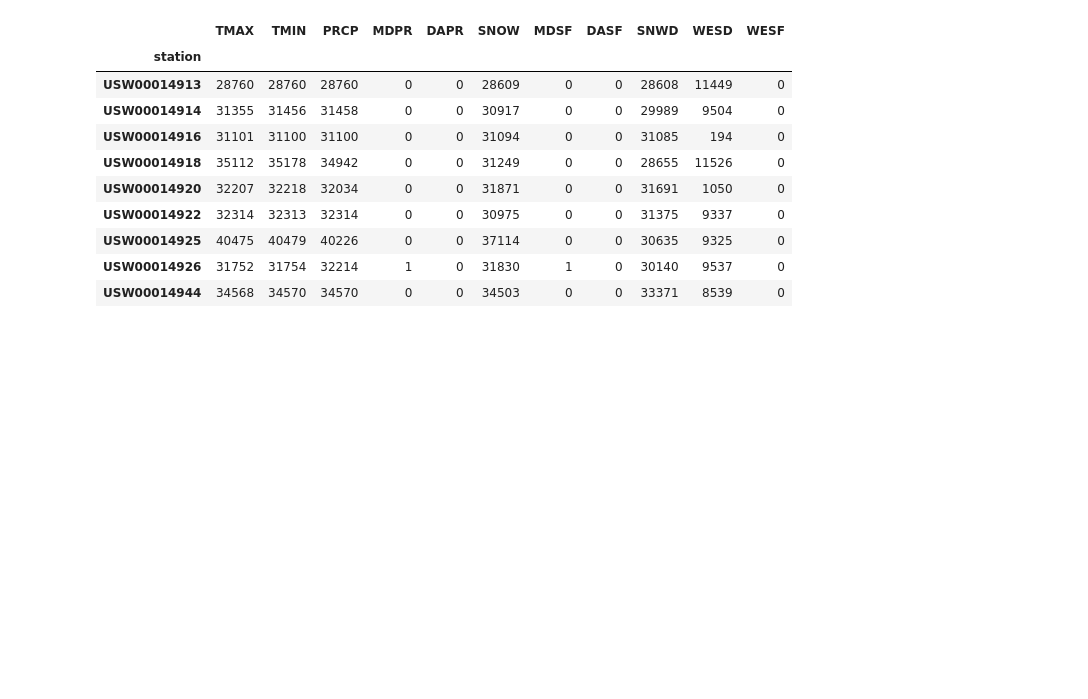
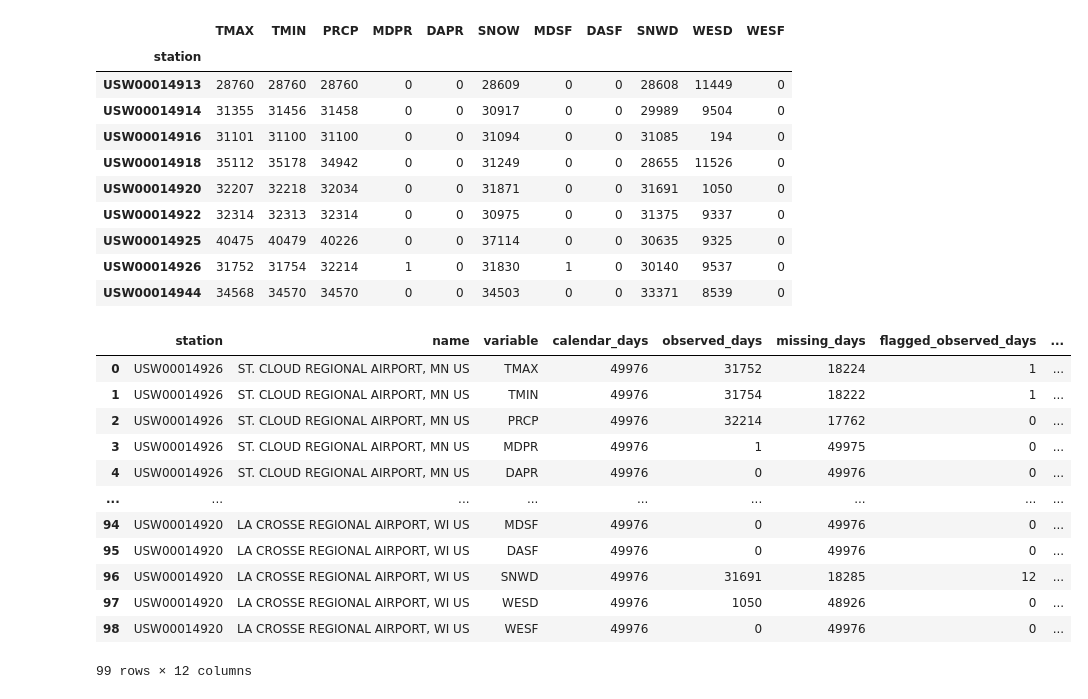
Before and after one commit to saign009-dot/ENSO_MCAP_PROJECT, a Jupyter notebook: scripts/ghcnd_station_download_v1.1.ipynb, the cells around one changed output. Drawn from its saved outputs; the diff is of its cells as text; code cells hidden in the pictures; blank space fills up the shorter version.

Commit message:
reports on source data coverage for stations&vars

```diff
--- a/scripts/ghcnd_station_download_v1.1.ipynb
+++ b/scripts/ghcnd_station_download_v1.1.ipynb
@@ -29,6 +29,9 @@ from pathlib import Path
 # create data directory structure
 data_dir = Path("../station_data/ghcnd")
 data_dir.mkdir(parents=True, exist_ok=True)
+
+#controls refresh behavior, should usually be True
+refresh_station_data=False
 # %%
 # station codes for the 9 first order stations
 first_order_stations = ['USW00014926', 'USW00014922',
@@ -116,7 +119,7 @@ for i, station_id in tqdm(enumerate(first_order_stations), total=len(first_order
     # delete station file directory to re-download data (e.g. to get latest data)
     local_path = data_dir / f"{station_id}.csv"
     url = f"https://www.ncei.noaa.gov/data/global-historical-climatology-network-daily/access/{station_id}.csv"
-    if local_path.exists():
+    if local_path.exists() and not refresh_station_data:
         df = pd.read_csv(local_path, low_memory=False)
     else:
         try:
@@ -433,6 +436,47 @@ display(station_df.groupby("station")[target_vars].count()) #table shows n of ob
 | USW00014925 | 40475 | 40479 | 40226 | 0 | 0 | 37114 | 0 | 0 | 30635 | 9325 | 0 |
 | USW00014926 | 31752 | 31754 | 32214 | 1 | 0 | 31830 | 1 | 0 | 30140 | 9537 | 0 |
 | USW00014944 | 34568 | 34570 | 34570 | 0 | 0 | 34503 | 0 | 0 | 33371 | 8539 | 0 |
+# %%
+#report data coverage
+coverage_rows=[]
+
+for station_id, station_rows in station_df.groupby('station', sort=False):
+    for var in target_vars:
+        observed= station_rows[var].notna()
+        flagged= observed & station_rows[f'{var}_q']
+        usable= observed & ~station_rows[f'{var}_q']
+
+        coverage_rows.append({
+            "station": station_id,
+            "name": station_rows["name"].iloc[0],
+            "variable": var,
+            "calendar_days": len(station_rows),
+            "observed_days": int(observed.sum()),
+            "missing_days": int((~observed).sum()),
+            "flagged_observed_days": int(flagged.sum()),
+            "usable_days": int(usable.sum()),
+            "trace_days": int(station_rows[f"{var}_mflag"].eq("T").sum()),
+            "first_observed": station_rows.loc[observed, "time"].min(),
+            "last_observed": station_rows.loc[observed, "time"].max(),
+            "last_usable": station_rows.loc[usable, "time"].max(),
+        })
+coverage_df = pd.DataFrame(coverage_rows)
+display(coverage_df)
+coverage_df.to_csv(data_dir / "station_variable_coverage.csv", index=False)
+# %% [output]
+|  | station | name | variable | calendar_days | observed_days | missing_days | flagged_observed_days | ... |
+| 0 | USW00014926 | ST. CLOUD REGIONAL AIRPORT, MN US | TMAX | 49976 | 31752 | 18224 | 1 | ... |
+| 1 | USW00014926 | ST. CLOUD REGIONAL AIRPORT, MN US | TMIN | 49976 | 31754 | 18222 | 1 | ... |
+| 2 | USW00014926 | ST. CLOUD REGIONAL AIRPORT, MN US | PRCP | 49976 | 32214 | 17762 | 0 | ... |
+| 3 | USW00014926 | ST. CLOUD REGIONAL AIRPORT, MN US | MDPR | 49976 | 1 | 49975 | 0 | ... |
+| 4 | USW00014926 | ST. CLOUD REGIONAL AIRPORT, MN US | DAPR | 49976 | 0 | 49976 | 0 | ... |
+| ... | ... | ... | ... | ... | ... | ... | ... | ... |
+| 94 | USW00014920 | LA CROSSE REGIONAL AIRPORT, WI US | MDSF | 49976 | 0 | 49976 | 0 | ... |
+| 95 | USW00014920 | LA CROSSE REGIONAL AIRPORT, WI US | DASF | 49976 | 0 | 49976 | 0 | ... |
+| 96 | USW00014920 | LA CROSSE REGIONAL AIRPORT, WI US | SNWD | 49976 | 31691 | 18285 | 12 | ... |
+| 97 | USW00014920 | LA CROSSE REGIONAL AIRPORT, WI US | WESD | 49976 | 1050 | 48926 | 0 | ... |
+| 98 | USW00014920 | LA CROSSE REGIONAL AIRPORT, WI US | WESF | 49976 | 0 | 49976 | 0 | ... |
+99 rows × 12 columns
 # %%
 #combine all station daily observations and retained flag/time columns into one csv
 station_df.to_csv(data_dir/'all_station_data.csv', index=False)
```
